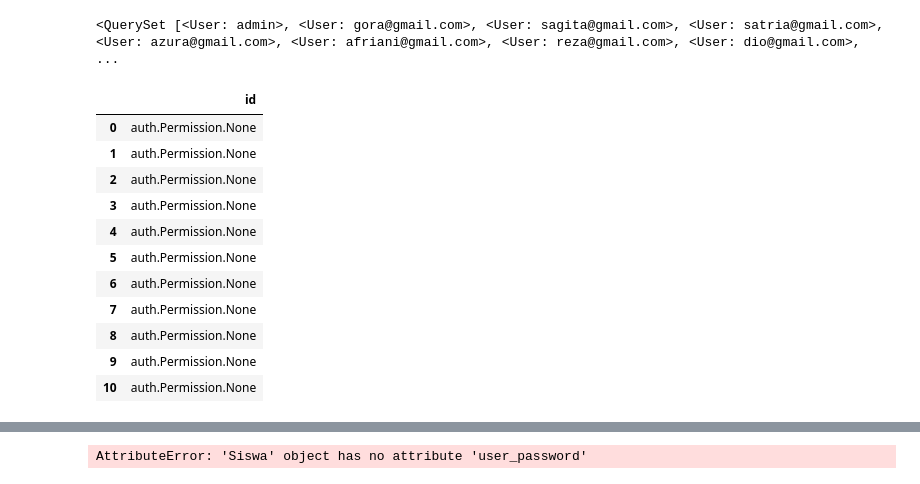
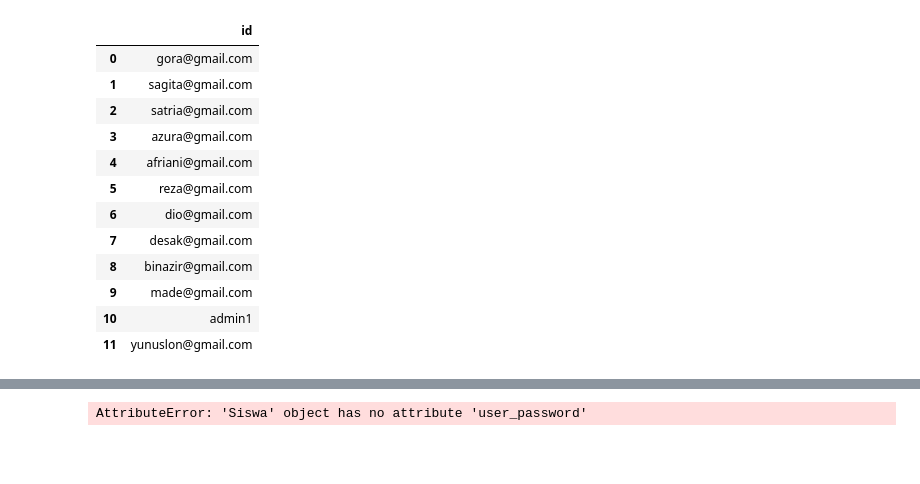
Before and after one commit to yunuslon/SPKDataSiswa, a Jupyter notebook: PythonMoora/Sorting_Soal_Tes.ipynb, the cells around one changed output, grey strips where cells are left out. Drawn from its saved outputs; the diff is of its cells as text; code cells hidden in the pictures; blank space fills up the shorter version.

```diff
--- a/PythonMoora/Sorting_Soal_Tes.ipynb
+++ b/PythonMoora/Sorting_Soal_Tes.ipynb
@@ -8,36 +8,35 @@ from django.contrib.auth.models import User
 tp =TesOlimpiade.objects.all()
 sw = Siswa.objects.all()
 user = User.objects.all()
-user
+ht = HasilTes.objects.all()
-# %% [output]
-<QuerySet [<User: admin>, <User: gora@gmail.com>, <User: sagita@gmail.com>, <User: satria@gmail.com>, <User: azura@gmail.com>, <User: afriani@gmail.com>, <User: reza@gmail.com>, <User: dio@gmail.com>, ...
 # %%
 def ListDatauser(user):
     us=User.objects.all()
     if len(us)>0:
         cols = ['id']
         dt ={
-            cols[0] : [str(a.user_permissions) for a in us],
+            cols[0] : [str(a.username) for a in us],
 
         }
         dfdata_siswa = pd.DataFrame(data=dt)
         return dfdata_siswa
     else:
         return[]
 ListDatauser(user)
 # %% [output]
 |  | id |
-| 0 | auth.Permission.None |
-| 1 | auth.Permission.None |
-| 2 | auth.Permission.None |
-| 3 | auth.Permission.None |
-| 4 | auth.Permission.None |
-| 5 | auth.Permission.None |
-| 6 | auth.Permission.None |
-| 7 | auth.Permission.None |
-| 8 | auth.Permission.None |
-| 9 | auth.Permission.None |
-| 10 | auth.Permission.None |
+| 0 | gora@gmail.com |
+| 1 | sagita@gmail.com |
+| 2 | satria@gmail.com |
+| 3 | azura@gmail.com |
+| 4 | afriani@gmail.com |
+| 5 | reza@gmail.com |
+| 6 | dio@gmail.com |
+| 7 | desak@gmail.com |
+| 8 | binazir@gmail.com |
+| 9 | made@gmail.com |
+| 10 | admin1 |
+| 11 | yunuslon@gmail.com |
 # %%
 def ListDataSiswa(sw):
     if len(sw)>0:
```
Also changed, not shown: parts of 1 cell of this notebook, 18 other files.
